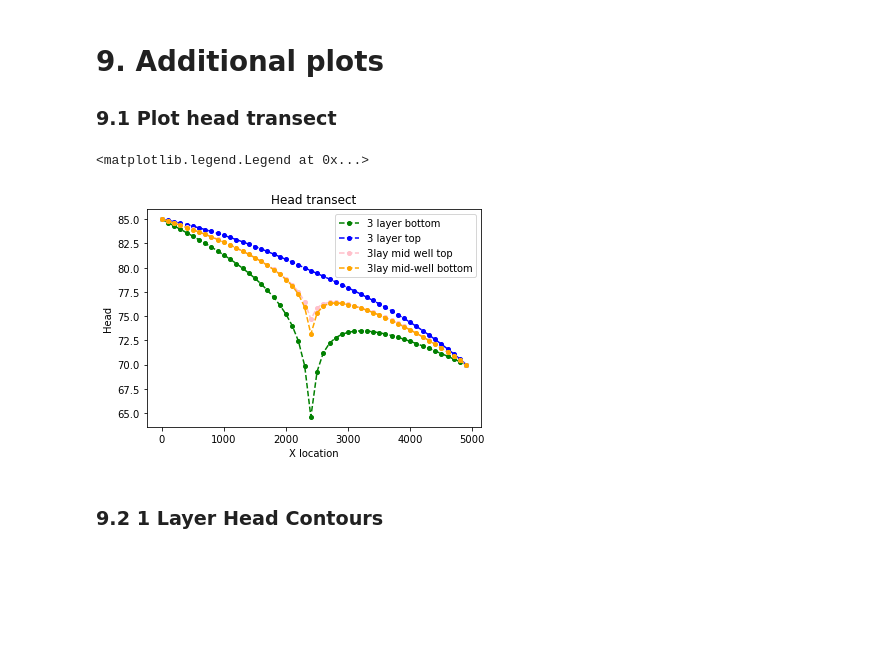
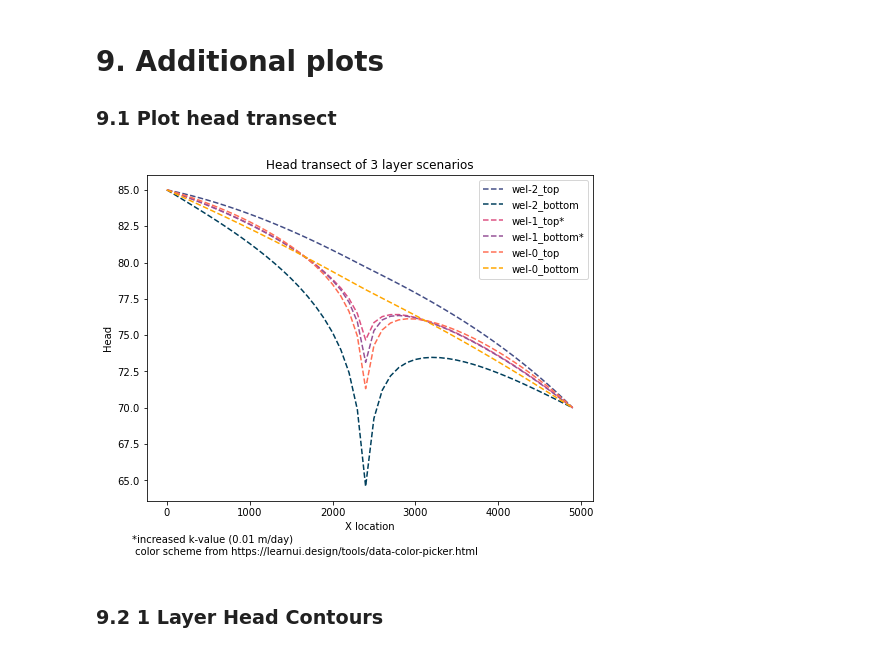
Before and after one commit to GW-modelling-Spring2022/homework-david-edu-morales, a Jupyter notebook: Working/HW10_Layers/Layered.ipynb, the cells around one changed output. Saved outputs shown, nothing was run; the diff lists cells and outputs as text; code cells hidden in the pictures; blank space fills up the shorter version.

Commit message:
hw10 top-layer code & transect plot
Added code to create plot that shows transect head values for all three scenarios

```diff
--- a/Working/HW10_Layers/Layered.ipynb
+++ b/Working/HW10_Layers/Layered.ipynb
@@ -419,9 +514,13 @@ headobj3 = bf.HeadFile(modelname3+'.hds')    #reads the binary head file
 times = headobj3.get_times()                 #returns a list of timesteps
 head3 = headobj3.get_data(totim=times[-1])   #returns a numpy array of heads for specified time (last timestep)
 
-#Head -3lay mid well
+#Head - 3lay mid well
 headobj3w1 = bf.HeadFile(modelname3w1+'.hds')
 head3w1 = headobj3w1.get_data(totim=times[-1])
+
+#Head - 3lay mid well
+headobj3w0 = bf.HeadFile(modelname3w0+'.hds')
+head3w0 = headobj3w0.get_data(totim=times[-1])
 
 #Water balance - 1 layer
 budgobj1 = bf.CellBudgetFile(modelname1+'.cbc')   #reads the cell budget file
@@ -501,25 +615,27 @@ wt = xsect.plot_surface(head3w1[0,:,:], masked_values=[999.], color='blue', lw=1
 # 9. Additional plots
 ### 9.1 Plot head transect
 # %%
-fig4 = plt.figure()
+fig4 = plt.figure(figsize=(8,6))
 ax = fig4.add_subplot(1, 1, 1)
+
 
 x=np.arange(0,5000,100)
 #plt.plot(x,head1[0,int(well_row),:],marker='o', color='mediumvioletred', markersize=4, linestyle='--', label="1 layer")
-plt.plot(x,head3[2,int(well_row),:],marker='o', color='green', markersize=4, linestyle='--', label="3 layer bottom")
-plt.plot(x,head3[0,int(well_row),:],marker='o', color='blue', markersize=4, linestyle='--', label="3 layer top")
-plt.plot(x,head3w1[0,int(well_row),:],marker='o', color='pink', markersize=4, linestyle='--', label="3lay mid well top")
-plt.plot(x,head3w1[2,int(well_row),:],marker='o', color='orange', markersize=4, linestyle='--', label="3lay mid-well bottom")
-plt.title('Head transect')
+plt.plot(x,head3[0,int(well_row),:], color='#444e86', markersize=4, linestyle='--', label="wel-2_top")
+plt.plot(x,head3[2,int(well_row),:], color='#003f5c', markersize=4, linestyle='--', label="wel-2_bottom")
+plt.plot(x,head3w1[0,int(well_row),:], color='#dd5182', markersize=4, linestyle='--', label="wel-1_top*")
+plt.plot(x,head3w1[2,int(well_row),:], color='#955196', markersize=4, linestyle='--', label="wel-1_bottom*")
+plt.plot(x,head3w0[0,int(well_row),:], color='#ff6e54', markersize=4, linestyle='--', label="wel-0_top")
+plt.plot(x,head3w0[2,int(well_row),:], color='#ffa600', markersize=4, linestyle='--', label="wel-0_bottom")
+plt.title('Head transect of 3 layer scenarios')
 plt.xlabel('X location')
 plt.ylabel('Head')
+fig4.text(.1, .001, "*increased k-value (0.01 m/day) \n color scheme from https://learnui.design/tools/data-color-picker.html")
+plt.legend()
 plt.savefig(img_path+'head-transects')
-plt.legend()
-
 # plt.savefig('Head_Transect.png')
 # %% [output]
-<matplotlib.legend.Legend at 0x...>
-[figure, old version]
+[figure, new version]
 # %% [markdown]
 ### 9.2 1 Layer Head Contours
 # %%
```
Also changed, not shown: parts of 3 cells of this notebook, 1 other file.
